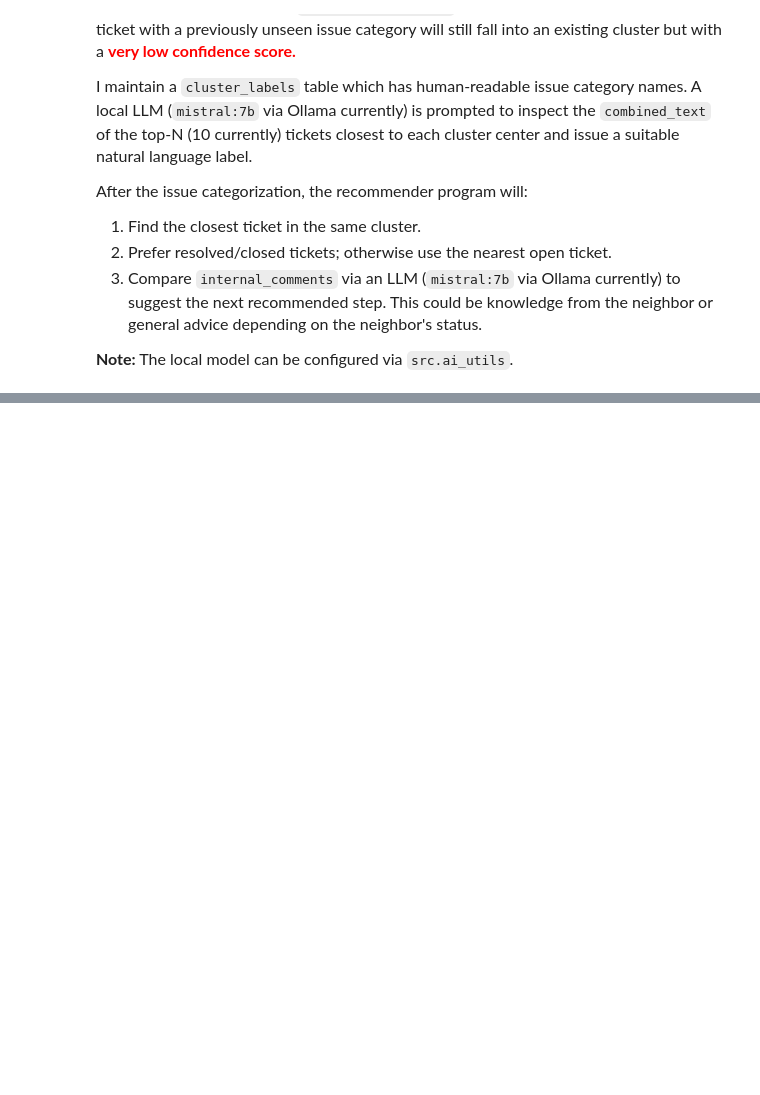
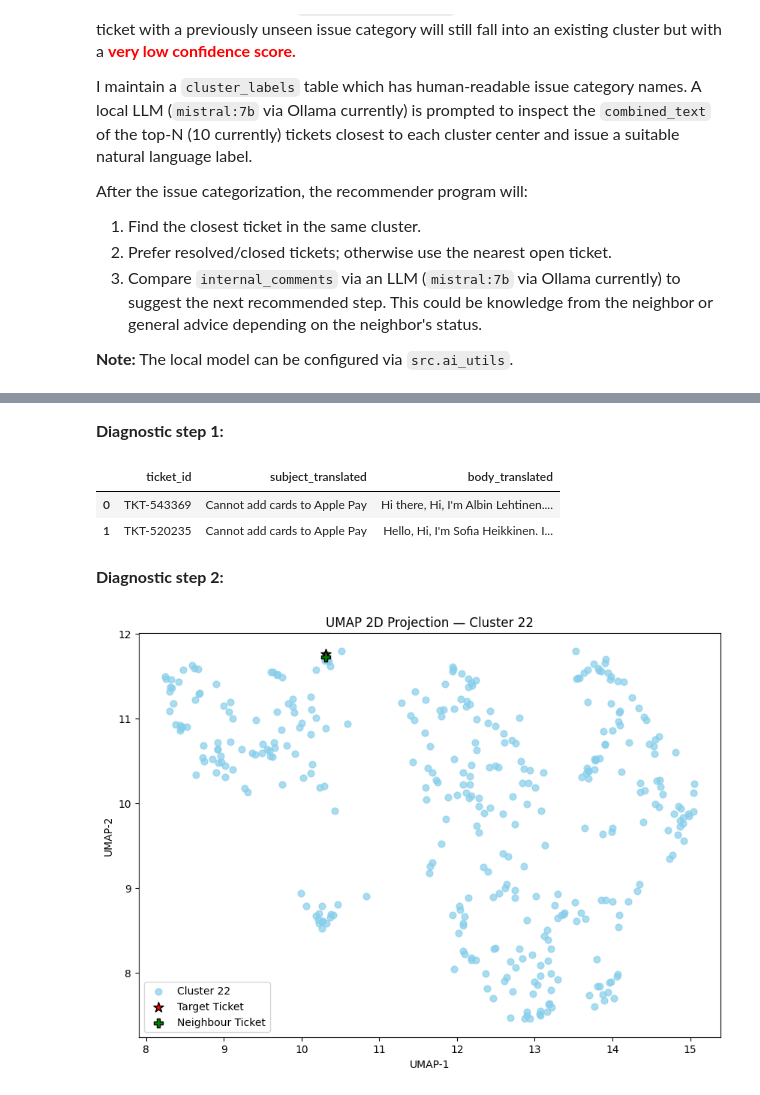
Before and after one commit to sachini-hewage/issue-ticket-clustering, a Jupyter notebook: notebooks/inference_pipeline.ipynb, the cells around one changed output, grey strips where cells are left out. Cells and saved outputs as stored; diff of their text form; code cells hidden in the pictures; blank space fills up the shorter version.

```diff
--- a/notebooks/inference_pipeline.ipynb
+++ b/notebooks/inference_pipeline.ipynb
@@ -163,0 +183,17 @@ df_results
+# %%
+# Provide the focus for diagnostics from the above results here.
+ticket_id = "TKT-520235"
+neighbour_id = "TKT-543369"
+cluster_id = 22
+# %% [markdown]
+<div style="font-size:16px;"><strong>Diagnostic step 1:</strong></div>
+# %%
+# Fetch subject_translated and body_translated for a given ticket and its closest neighbour
+dgn_df = dgn.fetch_ticket_pair_details(ticket_id, neighbour_id, cluster_id)
+dgn_df
+# %% [output]
+|  | ticket_id | subject_translated | body_translated |
+| 0 | TKT-543369 | Cannot add cards to Apple Pay | Hi there, Hi, I'm Albin Lehtinen.... |
+| 1 | TKT-520235 | Cannot add cards to Apple Pay | Hello, Hi, I'm Sofia Heikkinen. I... |
+# %% [markdown]
+<div style="font-size:16px;"><strong>Diagnostic step 2:</strong></div>
@@ -163,0 +202,4 @@ df_results
+# %%
+dgn.plot_cluster_projection(ticket_id, neighbour_id, cluster_id)
+# %% [output]
+[figure, added]
```
Also changed, not shown: parts of 9 cells of this notebook, 6 other files.
